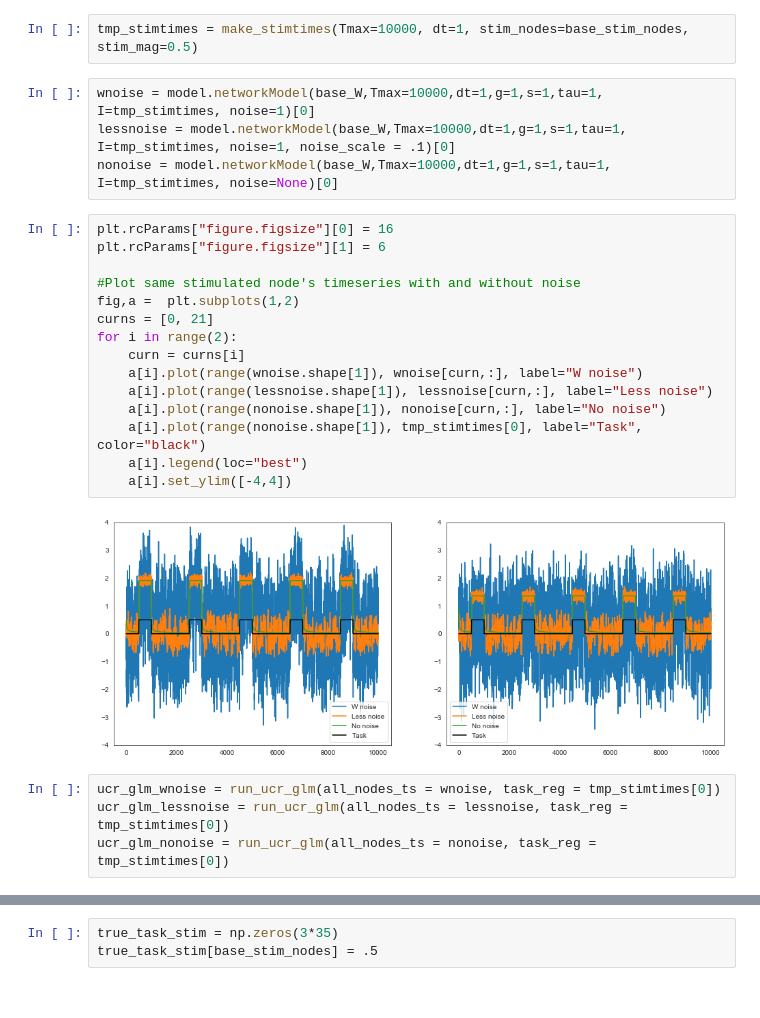
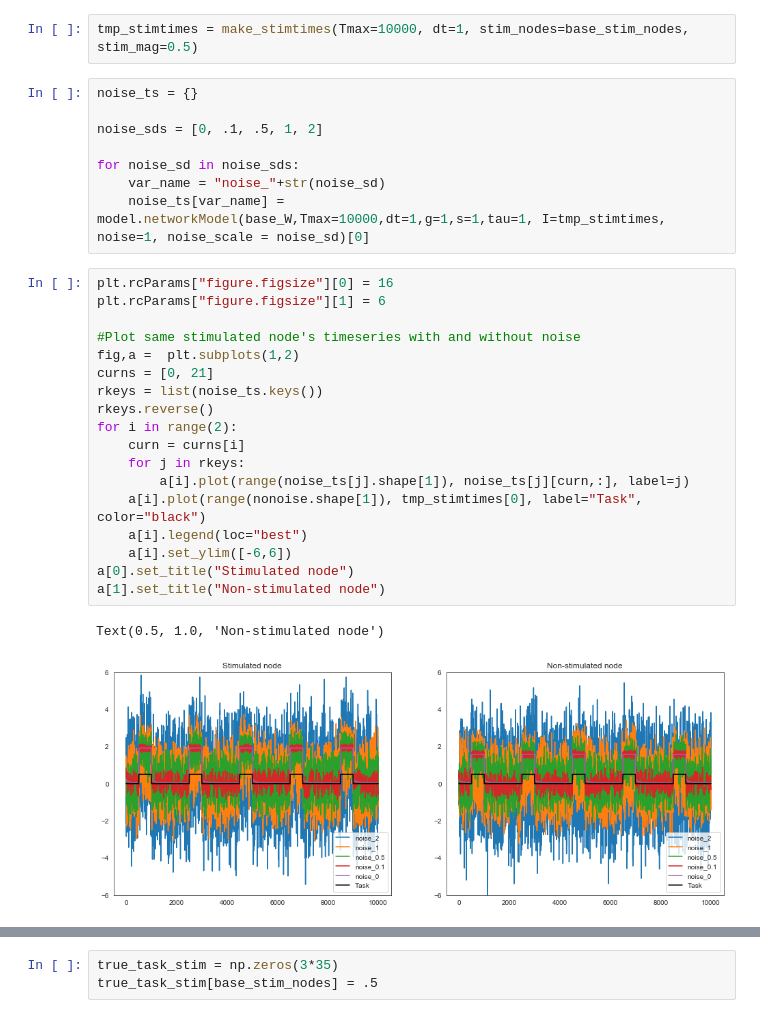
Before and after one commit to zenkavi/DevStudy_FmriNbs, a Jupyter notebook: notebooks/informationtransfermapping/TheoreticalResults/Zenkavi_Simulations/Extended_GLM_neural_network_level.ipynb, the cells around one changed output, grey strips where cells are left out. Drawn from its saved outputs; the diff is of its cells as text.

Commit message:
organizing notes on noise effects

```diff
--- a/notebooks/informationtransfermapping/TheoreticalResults/Zenkavi_Simulations/Extended_GLM_neural_network_level.ipynb
+++ b/notebooks/informationtransfermapping/TheoreticalResults/Zenkavi_Simulations/Extended_GLM_neural_network_level.ipynb
@@ -460,27 +462,31 @@ To get a good sense of the effect of the noise parameter on the timeseries of st
 # %%
 tmp_stimtimes = make_stimtimes(Tmax=10000, dt=1, stim_nodes=base_stim_nodes, stim_mag=0.5)
-# %%
-wnoise = model.networkModel(base_W,Tmax=10000,dt=1,g=1,s=1,tau=1, I=tmp_stimtimes, noise=1)[0]
-lessnoise = model.networkModel(base_W,Tmax=10000,dt=1,g=1,s=1,tau=1, I=tmp_stimtimes, noise=1, noise_scale = .1)[0]
-nonoise = model.networkModel(base_W,Tmax=10000,dt=1,g=1,s=1,tau=1, I=tmp_stimtimes, noise=None)[0]
+# %%
+noise_ts = {}
+
+noise_sds = [0, .1, .5, 1, 2]
+
+for noise_sd in noise_sds:
+    var_name = "noise_"+str(noise_sd)
+    noise_ts[var_name] = model.networkModel(base_W,Tmax=10000,dt=1,g=1,s=1,tau=1, I=tmp_stimtimes, noise=1, noise_scale = noise_sd)[0]
 # %%
 plt.rcParams["figure.figsize"][0] = 16
 plt.rcParams["figure.figsize"][1] = 6
 
 #Plot same stimulated node's timeseries with and without noise
 fig,a =  plt.subplots(1,2)
 curns = [0, 21]
+rkeys = list(noise_ts.keys())
+rkeys.reverse()
 for i in range(2):
     curn = curns[i]
-    a[i].plot(range(wnoise.shape[1]), wnoise[curn,:], label="W noise")
-    a[i].plot(range(lessnoise.shape[1]), lessnoise[curn,:], label="Less noise")
-    a[i].plot(range(nonoise.shape[1]), nonoise[curn,:], label="No noise")
+    for j in rkeys:
+        a[i].plot(range(noise_ts[j].shape[1]), noise_ts[j][curn,:], label=j)
     a[i].plot(range(nonoise.shape[1]), tmp_stimtimes[0], label="Task", color="black")
     a[i].legend(loc="best")
-    a[i].set_ylim([-4,4])
+    a[i].set_ylim([-6,6])
+a[0].set_title("Stimulated node")
+a[1].set_title("Non-stimulated node")
 # %% [output]
+Text(0.5, 1.0, 'Non-stimulated node')
-[figure, old version]
+[figure, new version]
-# %%
-ucr_glm_wnoise = run_ucr_glm(all_nodes_ts = wnoise, task_reg = tmp_stimtimes[0])
-ucr_glm_lessnoise = run_ucr_glm(all_nodes_ts = lessnoise, task_reg = tmp_stimtimes[0])
-ucr_glm_nonoise = run_ucr_glm(all_nodes_ts = nonoise, task_reg = tmp_stimtimes[0])
```
Also changed, not shown: parts of 9 cells of this notebook.
